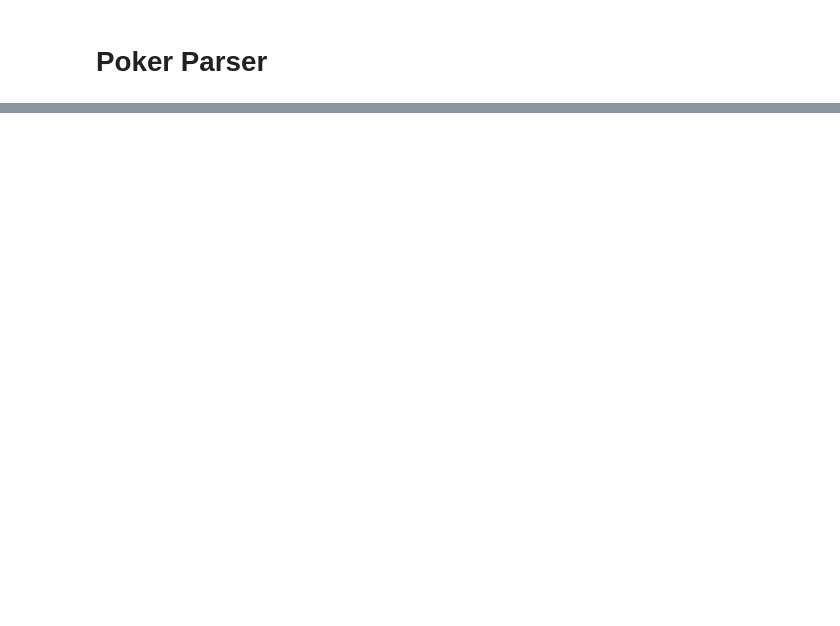
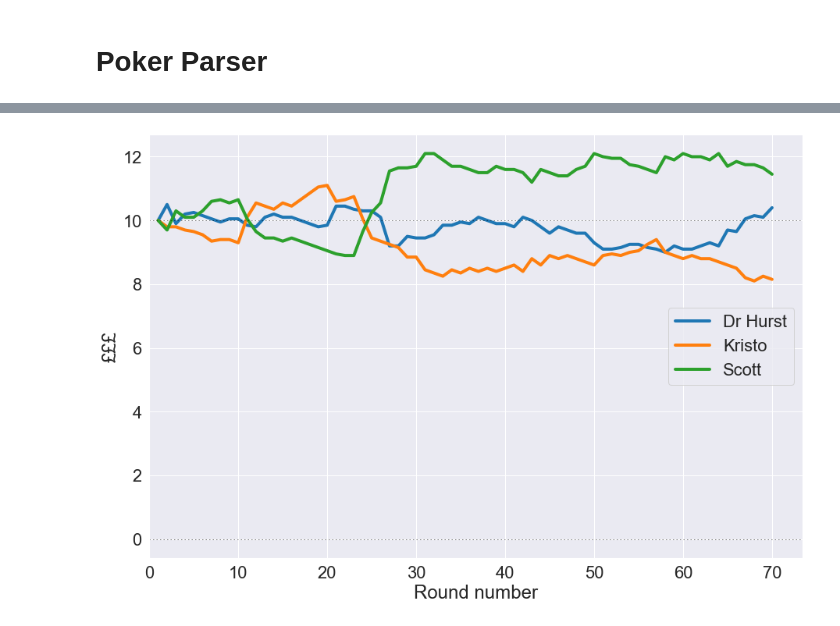
Before and after one commit to ScottVinay/Poker-Parser, a Jupyter notebook: src/Poker_Parser.ipynb, the cells around one changed output, grey strips where cells are left out. Saved outputs shown, nothing was run; the diff lists cells and outputs as text; code cells hidden in the pictures; blank space fills up the shorter version.

```diff
--- a/src/Poker_Parser.ipynb
+++ b/src/Poker_Parser.ipynb
@@ -379,3 +62,22 @@ df = dfall.copy()
+# %%
+def plot_bankroll(df_totals, names, savepath=None):
+    plt.figure(figsize=[15,10])
+    sns.set(font_scale=2)
+    for i,n in enumerate(names):
+        plt.plot(np.arange(1,len(df_totals)+1),df_totals[n].values,label=n,color=cols[i],linewidth=4)
+    plt.legend()
+    plt.xlabel('Round number')
+    plt.ylabel('£££')
+    plt.xlim(left=0);
+    plt.gca().axhline(0,dashes=[3,6],linewidth=.5,color='black')
+    plt.gca().axhline(df.loc[0,names[0]],dashes=[3,6],linewidth=.5,color='black')
+
+    if savepath is not None:
+        plt.savefig(savepath,bbox_inches='tight')
+# %%
+plot_bankroll(df, names, os.path.join(fig_folder, 'bankroll.png'))
+# %% [output]
+[figure, added]
 # %%
 df
 # %% [output]
```
Also changed, not shown: parts of 73 cells of this notebook, 4 other files.
